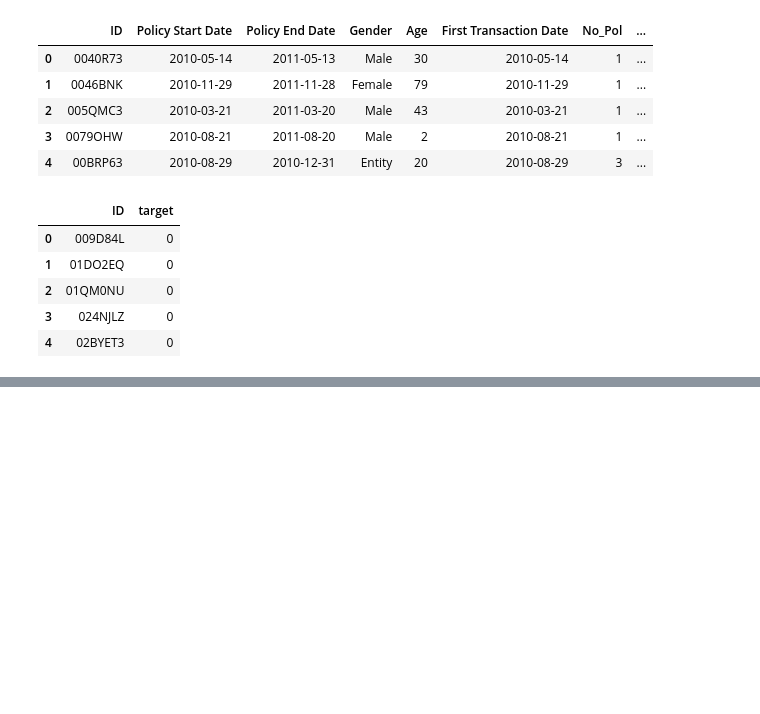
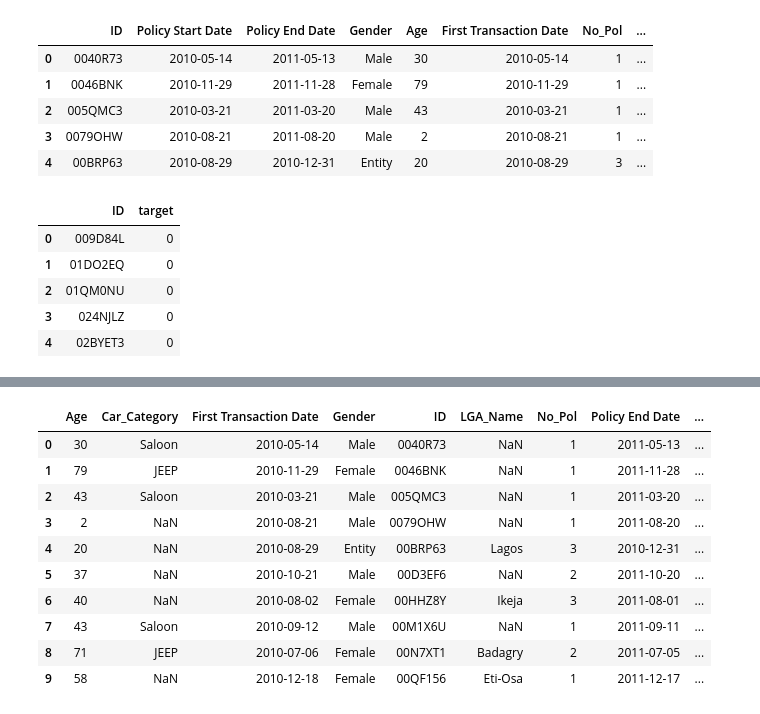
Before and after one commit to Chizzy-codes/Umoja-Hackathon, a Jupyter notebook: Umoja Hackathon Solution.ipynb, the cells around one changed output, grey strips where cells are left out. Saved outputs shown, nothing was run; the diff lists cells and outputs as text; code cells hidden in the pictures; blank space fills up the shorter version.

```diff
--- a/Umoja Hackathon Solution.ipynb
+++ b/Umoja Hackathon Solution.ipynb
@@ -56,0 +98,2 @@ submit.head()
+# %%
+data = pd.concat([train, test], axis=0).reset_index(drop=True)
@@ -56,0 +130,14 @@ submit.head()
+# %%
+data.head(10)
+# %% [output]
+|  | Age | Car_Category | First Transaction Date | Gender | ID | LGA_Name | No_Pol | Policy End Date | ... |
+| 0 | 30 | Saloon | 2010-05-14 | Male | 0040R73 | NaN | 1 | 2011-05-13 | ... |
+| 1 | 79 | JEEP | 2010-11-29 | Female | 0046BNK | NaN | 1 | 2011-11-28 | ... |
+| 2 | 43 | Saloon | 2010-03-21 | Male | 005QMC3 | NaN | 1 | 2011-03-20 | ... |
+| 3 | 2 | NaN | 2010-08-21 | Male | 0079OHW | NaN | 1 | 2011-08-20 | ... |
+| 4 | 20 | NaN | 2010-08-29 | Entity | 00BRP63 | Lagos | 3 | 2010-12-31 | ... |
+| 5 | 37 | NaN | 2010-10-21 | Male | 00D3EF6 | NaN | 2 | 2011-10-20 | ... |
+| 6 | 40 | NaN | 2010-08-02 | Female | 00HHZ8Y | Ikeja | 3 | 2011-08-01 | ... |
+| 7 | 43 | Saloon | 2010-09-12 | Male | 00M1X6U | NaN | 1 | 2011-09-11 | ... |
+| 8 | 71 | JEEP | 2010-07-06 | Female | 00N7XT1 | Badagry | 2 | 2011-07-05 | ... |
+| 9 | 58 | NaN | 2010-12-18 | Female | 00QF156 | Eti-Osa | 1 | 2011-12-17 | ... |
```
Also changed, not shown: parts of 60 cells of this notebook, 1 other file.
